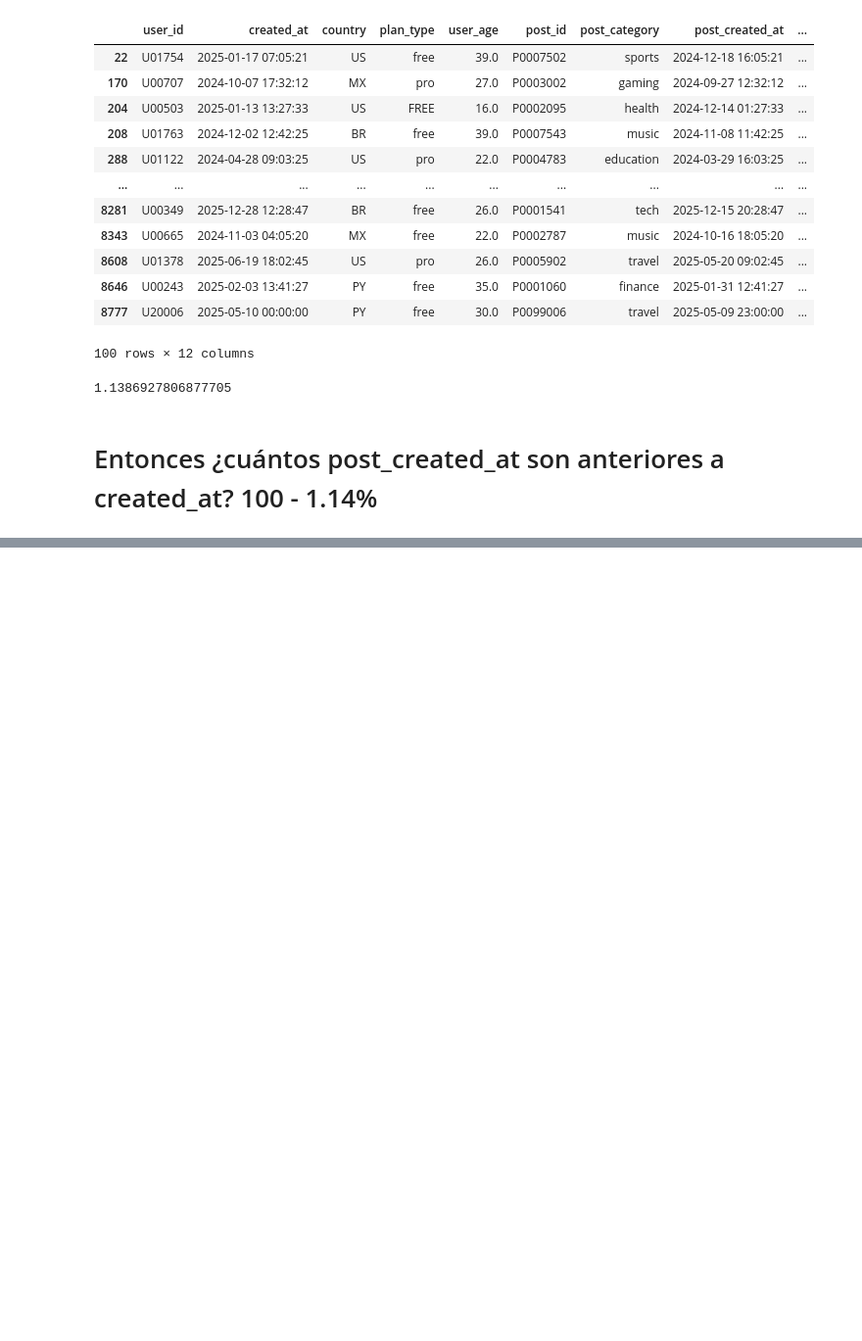
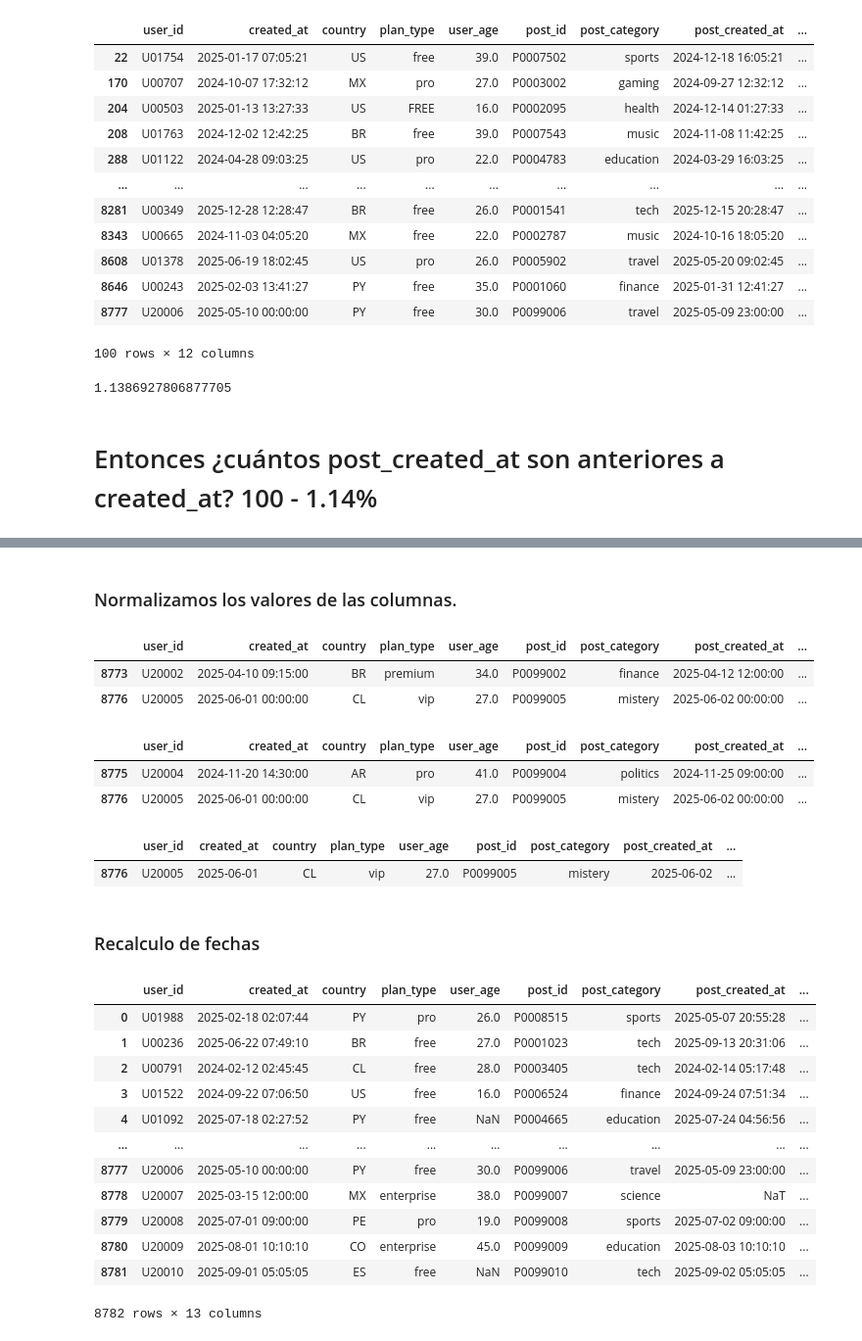
Before and after one commit to CarlosScura/IceAnalytics, a Jupyter notebook: iceanalytics_pipeline.ipynb, the cells around one changed output, grey strips where cells are left out. Shown at 98% size. Cells and saved outputs as stored; diff of their text form; code cells hidden in the pictures; blank space fills up the shorter version.

Commit message:
feat: Se normalizaron las columnas: plan_type, device_type y post_category. Se recalculó days_since_signup

```diff
--- a/iceanalytics_pipeline.ipynb
+++ b/iceanalytics_pipeline.ipynb
@@ -158,0 +214,74 @@ print(porcentaje)
+# %% [markdown]
+### Normalizamos los valores de las columnas.
+# %%
+plan_type_map = {
+    'Free': 'free', 'FREE': 'free', 'FreE': 'free',
+    'PRo': 'pro', 'PRO': 'pro', 'Pro': 'pro',
+    'EnterPrise': 'enterprise', 'ENTERPRISE': 'enterprise',
+    'Enterprise': 'enterprise','enterprise+': 'enterprise'
+}
+
+plan_type_validos = ['free', 'pro', 'enterprise']
+
+df['plan_type'] = df['plan_type'].str.strip()
+df['plan_type'] = df['plan_type'].replace(plan_type_map)
+df[~df['plan_type'].isin(plan_type_validos)]
+# %% [output]
+|  | user_id | created_at | country | plan_type | user_age | post_id | post_category | post_created_at | ... |
+| 8773 | U20002 | 2025-04-10 09:15:00 | BR | premium | 34.0 | P0099002 | finance | 2025-04-12 12:00:00 | ... |
+| 8776 | U20005 | 2025-06-01 00:00:00 | CL | vip | 27.0 | P0099005 | mistery | 2025-06-02 00:00:00 | ... |
+# %%
+post_category_map = {
+    'Tech': 'tech', 'TECH': 'tech', 'tehc': 'tech',
+    'Life': 'life', 'LIFE': 'life', 'lfe': 'life',
+    'Finance': 'finance', 'finanse': 'finance', 'FINANCE': 'finance',
+    'SPORTS': 'sports', 'Sports': 'sports','sporst': 'sports', 'sp0rts': 'sports', 'sport': 'sports',
+    'sciense': 'science', 'Science': 'science', 'SCIENCE': 'science',
+    'Gaming': 'gaming', 'gamming': 'gaming', 'GAMING': 'gaming',
+    'EDUCATION': 'education', 'educatoin': 'education', 'Education': 'education',
+    'Music': 'music', 'MUSIC': 'music', 'musc': 'music',
+    'healt': 'health', 'Health': 'health', 'HEALTH': 'health',
+    'Travel': 'travel', 'TRAVEL': 'travel', 'trvael': 'travel',
+}
+
+post_category_validos = ['tech', 'life', 'sports', 'science', 'finance', 'gaming', 'music', 'health', 'education', 'travel']
+
+df['post_category'] = df['post_category'].str.strip()
+df['post_category'] = df['post_category'].replace(post_category_map)
+df[~df['post_category'].isin(post_category_validos)]
+# %% [output]
+|  | user_id | created_at | country | plan_type | user_age | post_id | post_category | post_created_at | ... |
+| 8775 | U20004 | 2024-11-20 14:30:00 | AR | pro | 41.0 | P0099004 | politics | 2024-11-25 09:00:00 | ... |
+| 8776 | U20005 | 2025-06-01 00:00:00 | CL | vip | 27.0 | P0099005 | mistery | 2025-06-02 00:00:00 | ... |
+# %%
+device_type_map = {
+    'phone': 'mobile', 'tablet': 'mobile'
+}
+
+device_type_validos = ['web', 'mobile', 'desktop']
+
+df['device_type'] = df['device_type'].str.strip()
+df['device_type'] = df['device_type'].replace(device_type_map)
+df[~df['device_type'].isin(device_type_validos)]
+# %% [output]
+|  | user_id | created_at | country | plan_type | user_age | post_id | post_category | post_created_at | ... |
+| 8776 | U20005 | 2025-06-01 | CL | vip | 27.0 | P0099005 | mistery | 2025-06-02 | ... |
+# %% [markdown]
+### Recalculo de fechas
+# %%
+df['days_since_signup_calc'] = (df['post_created_at'] - df['created_at']).dt.days
+df
+# %% [output]
+|  | user_id | created_at | country | plan_type | user_age | post_id | post_category | post_created_at | ... |
+| 0 | U01988 | 2025-02-18 02:07:44 | PY | pro | 26.0 | P0008515 | sports | 2025-05-07 20:55:28 | ... |
+| 1 | U00236 | 2025-06-22 07:49:10 | BR | free | 27.0 | P0001023 | tech | 2025-09-13 20:31:06 | ... |
+| 2 | U00791 | 2024-02-12 02:45:45 | CL | free | 28.0 | P0003405 | tech | 2024-02-14 05:17:48 | ... |
+| 3 | U01522 | 2024-09-22 07:06:50 | US | free | 16.0 | P0006524 | finance | 2024-09-24 07:51:34 | ... |
+| 4 | U01092 | 2025-07-18 02:27:52 | PY | free | NaN | P0004665 | education | 2025-07-24 04:56:56 | ... |
+| ... | ... | ... | ... | ... | ... | ... | ... | ... | ... |
+| 8777 | U20006 | 2025-05-10 00:00:00 | PY | free | 30.0 | P0099006 | travel | 2025-05-09 23:00:00 | ... |
+| 8778 | U20007 | 2025-03-15 12:00:00 | MX | enterprise | 38.0 | P0099007 | science | NaT | ... |
+| 8779 | U20008 | 2025-07-01 09:00:00 | PE | pro | 19.0 | P0099008 | sports | 2025-07-02 09:00:00 | ... |
+| 8780 | U20009 | 2025-08-01 10:10:10 | CO | enterprise | 45.0 | P0099009 | education | 2025-08-03 10:10:10 | ... |
+| 8781 | U20010 | 2025-09-01 05:05:05 | ES | free | NaN | P0099010 | tech | 2025-09-02 05:05:05 | ... |
+8782 rows × 13 columns
```
Also changed, not shown: parts of 7 cells of this notebook, 1 other file.
